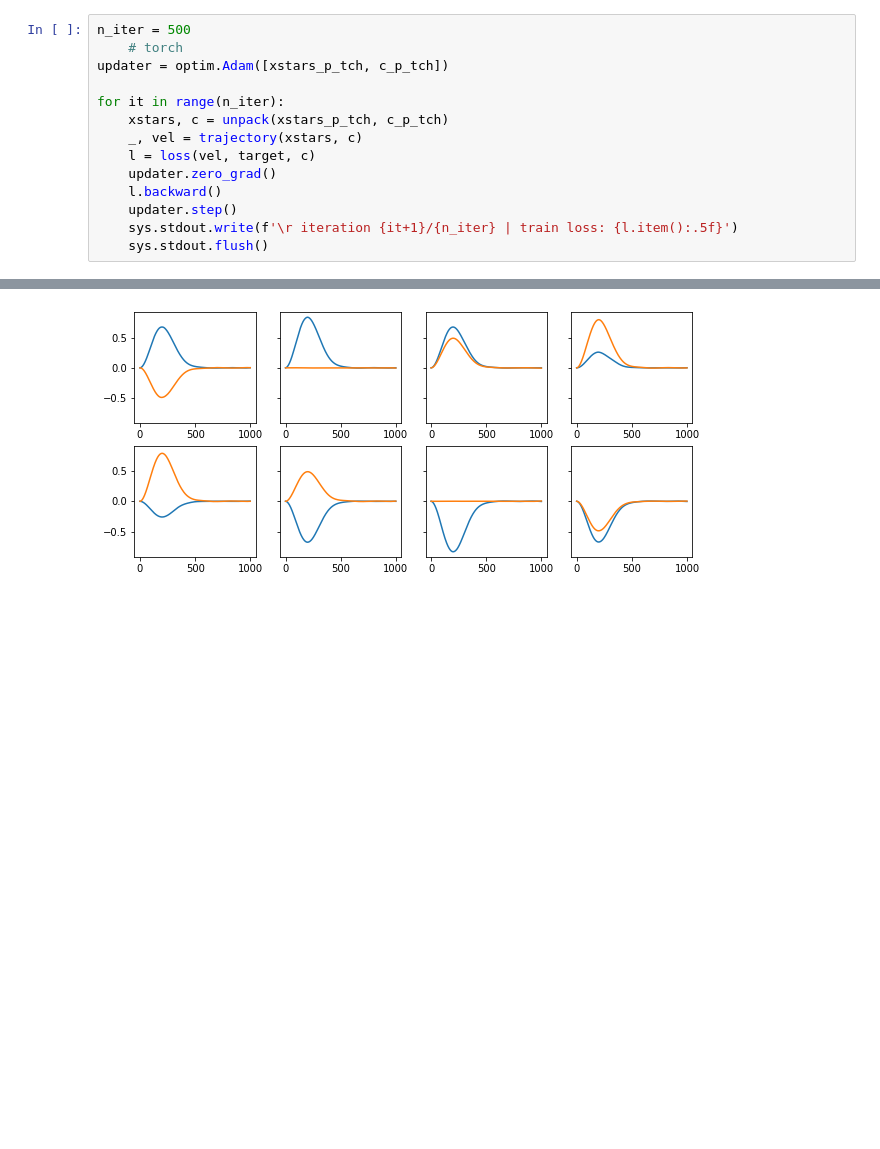
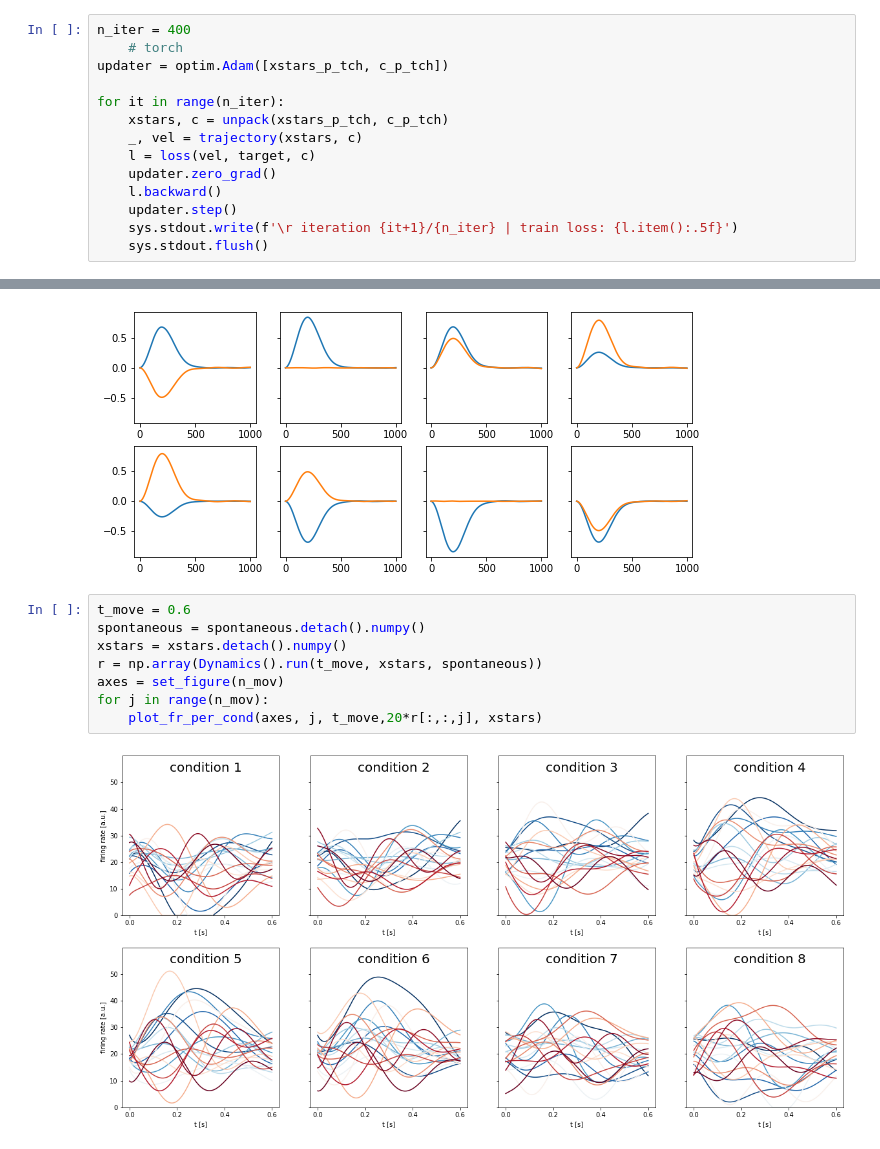
Before and after one commit to hongruj/optimal-preparation_Python, a Jupyter notebook: 2.setup.ipynb, the cells around one changed output, grey strips where cells are left out. Drawn from its saved outputs; the diff is of its cells as text; blank space fills up the shorter version.

```diff
--- a/2.setup.ipynb
+++ b/2.setup.ipynb
@@ -77,7 +77,7 @@ def loss(vel, target, c):
     reg = lambda_reg * (c ** 2).sum()
     return cost_move + reg
 # %%
-n_iter = 500
+n_iter = 400
     # torch
 updater = optim.Adam([xstars_p_tch, c_p_tch])
 
@@ -98,5 +97,15 @@ _, vel = trajectory(xstars, c)
 plot_out(vel.detach().numpy())
 # %% [output]
 [figure]
+# %%
+t_move = 0.6
+spontaneous = spontaneous.detach().numpy()
+xstars = xstars.detach().numpy()
+r = np.array(Dynamics().run(t_move, xstars, spontaneous))
+axes = set_figure(n_mov)
+for j in range(n_mov):
+    plot_fr_per_cond(axes, j, t_move,20*r[:,:,j], xstars)
+# %% [output]
+[figure, added]
 # %%
 prms = {
```
Also changed, not shown: parts of 3 cells of this notebook.
